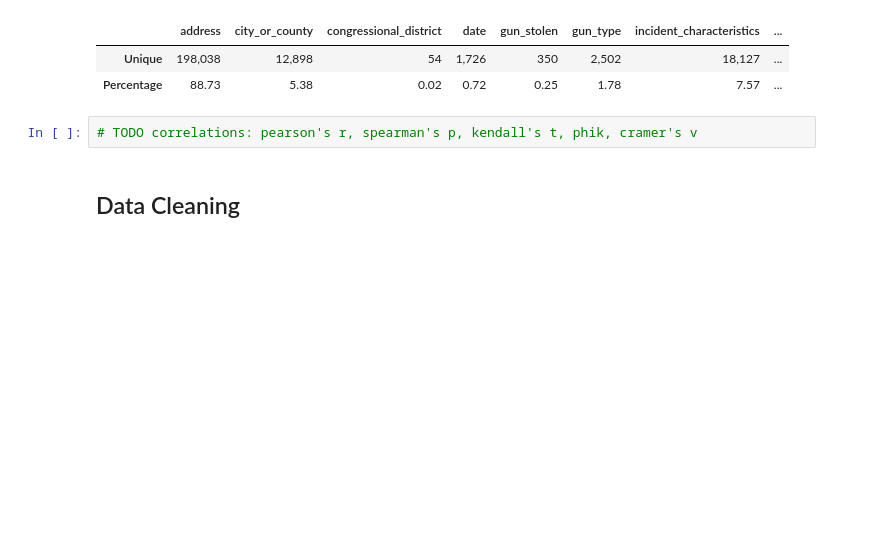
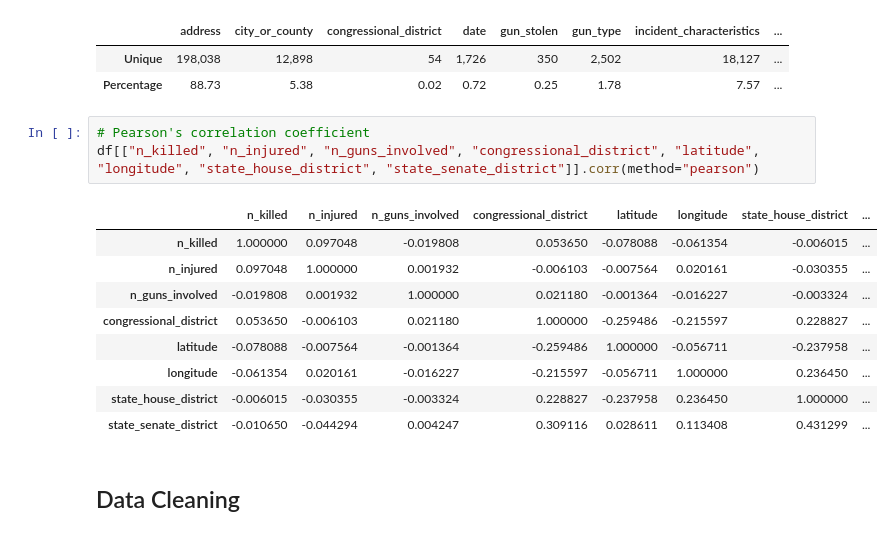
Before and after one commit to mideaconu/gun-violence, a Jupyter notebook: gun-violence.ipynb, the cells around one changed output. Saved outputs shown, nothing was run; the diff lists cells and outputs as text; blank space fills up the shorter version.

Commit message:
Added Pearson's correlation matrix

```diff
--- a/gun-violence.ipynb
+++ b/gun-violence.ipynb
@@ -147,8 +147,19 @@ de.unique_values_table(df)
 |  | address | city_or_county | congressional_district | date | gun_stolen | gun_type | incident_characteristics | ... |
 | Unique | 198,038 | 12,898 | 54 | 1,726 | 350 | 2,502 | 18,127 | ... |
 | Percentage | 88.73 | 5.38 | 0.02 | 0.72 | 0.25 | 1.78 | 7.57 | ... |
-# %%
-# TODO correlations: pearson's r, spearman's p, kendall's t, phik, cramer's v
+# %%
+# Pearson's correlation coefficient
+df[["n_killed", "n_injured", "n_guns_involved", "congressional_district", "latitude", "longitude", "state_house_district", "state_senate_district"]].corr(method="pearson")
+# %% [output]
+|  | n_killed | n_injured | n_guns_involved | congressional_district | latitude | longitude | state_house_district | ... |
+| n_killed | 1.000000 | 0.097048 | -0.019808 | 0.053650 | -0.078088 | -0.061354 | -0.006015 | ... |
+| n_injured | 0.097048 | 1.000000 | 0.001932 | -0.006103 | -0.007564 | 0.020161 | -0.030355 | ... |
+| n_guns_involved | -0.019808 | 0.001932 | 1.000000 | 0.021180 | -0.001364 | -0.016227 | -0.003324 | ... |
+| congressional_district | 0.053650 | -0.006103 | 0.021180 | 1.000000 | -0.259486 | -0.215597 | 0.228827 | ... |
+| latitude | -0.078088 | -0.007564 | -0.001364 | -0.259486 | 1.000000 | -0.056711 | -0.237958 | ... |
+| longitude | -0.061354 | 0.020161 | -0.016227 | -0.215597 | -0.056711 | 1.000000 | 0.236450 | ... |
+| state_house_district | -0.006015 | -0.030355 | -0.003324 | 0.228827 | -0.237958 | 0.236450 | 1.000000 | ... |
+| state_senate_district | -0.010650 | -0.044294 | 0.004247 | 0.309116 | 0.028611 | 0.113408 | 0.431299 | ... |
 # %% [markdown]
 ## Data Cleaning
 # %% [markdown]
```
Also changed, not shown: parts of 1 cell of this notebook.
